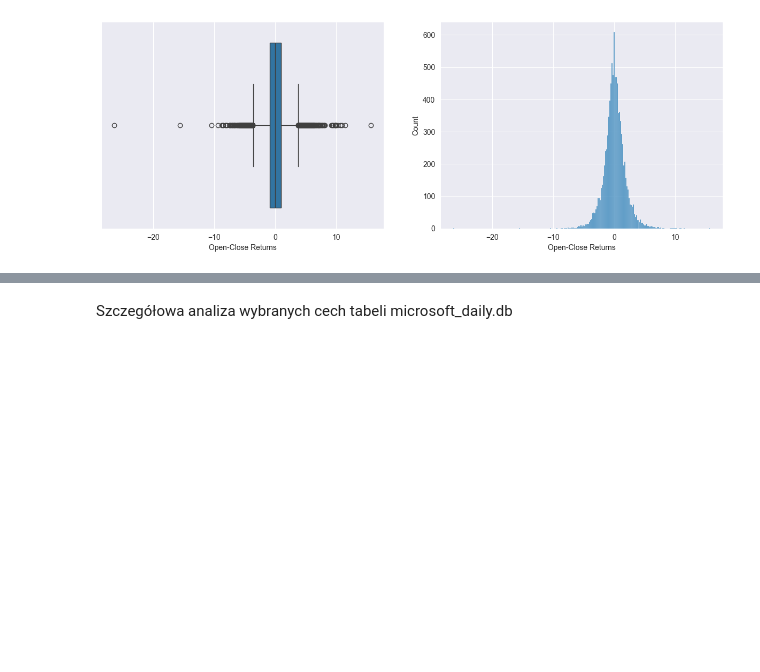
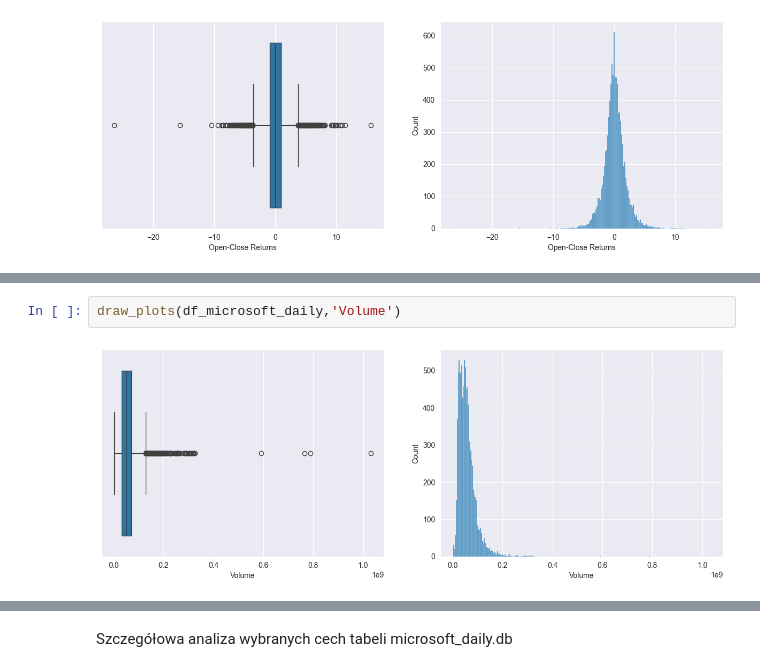
Before and after one commit to daredevilq/stock-market-analysis, a Jupyter notebook: market-analysis.ipynb, the cells around one changed output, grey strips where cells are left out. Cells and saved outputs as stored; diff of their text form; blank space fills up the shorter version.

Commit message:
some charts added

```diff
--- a/market-analysis.ipynb
+++ b/market-analysis.ipynb
@@ -427,0 +481,4 @@ draw_plots(df_microsoft_daily, "Open-Close Returns")
+# %%
+draw_plots(df_microsoft_daily,'Volume')
+# %% [output]
+[figure, added]
```
Also changed, not shown: parts of 53 cells of this notebook, 4 other files.
